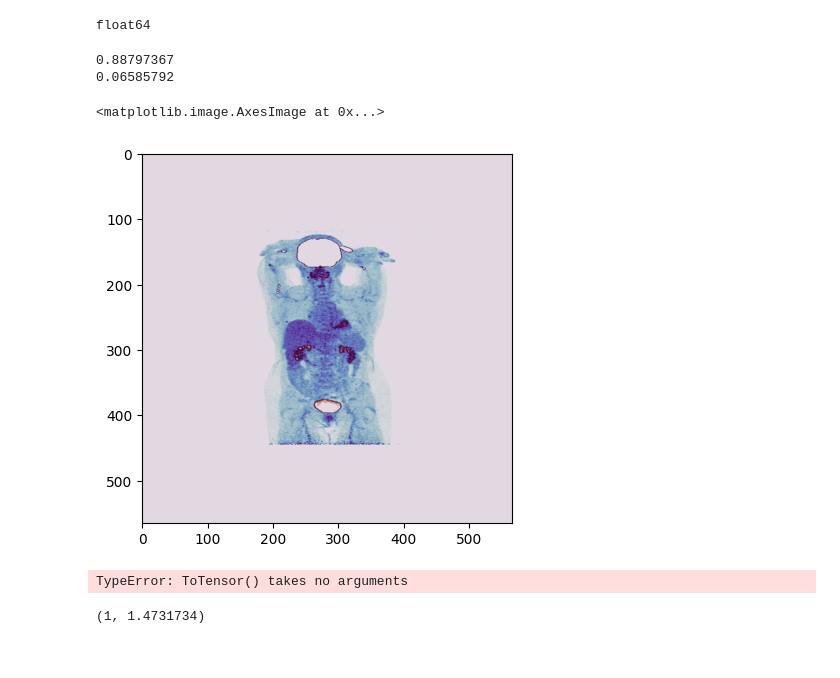
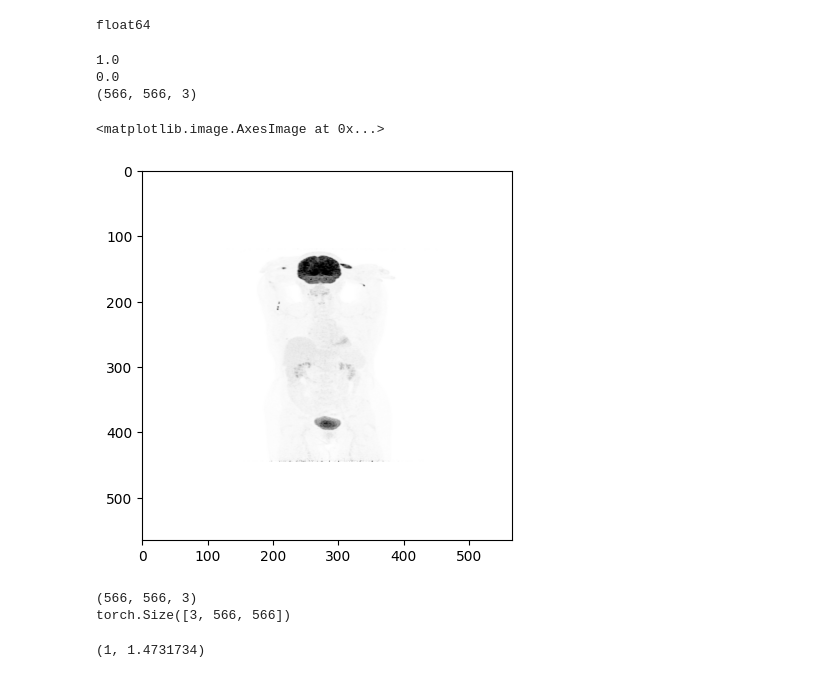
Before and after one commit to joytywu/detr, a Jupyter notebook: scratch.ipynb, the cells around one changed output. Cells and saved outputs as stored; diff of their text form; code cells hidden in the pictures.

Commit message:
update detr dataloader for pet experiement

```diff
--- a/scratch.ipynb
+++ b/scratch.ipynb
@@ -453,24 +453,26 @@ print(np.dtype(suv_img[0,0]))
 float64
 # %%
 # Random cmap augmentation -- need to resave it!
-colorlist = ['Greys', 'twilight']
+colorlist = ['Greys']
 color = random.choice(colorlist)
 cmap = plt.cm.get_cmap(color)
 # Randrom augmentation for SUV normalization
-suv_values = [5,6,7,8,9,10]
+suv_values = [6,7,8,9,10, 15, 20]
 suv_max = random.choice(suv_values)
-norm = plt.Normalize(vmin = 0, vmax = suv_max)
+norm = plt.Normalize(vmin = 0, vmax = 20)
 img = cmap(norm(suv_img))[:,:,:3].copy().astype('float32')
 
 print(img.max())
 print(img.min())
+print(img.shape)
 
 plt.imshow(img)
 # %% [output]
-0.88797367
-0.06585792
+1.0
+0.0
+(566, 566, 3)
 <matplotlib.image.AxesImage at 0x...>
-[figure, old version]
+[figure, new version]
 # %%
 import torch
 import torch.utils.data
@@ -481,7 +484,11 @@ import datasets.transforms as T
 # %%
-imgt = T.ToTensor(img)
+# So F.to_tensor (used by T.ToTensor in detr code, does switch array to channel first)
+timg = F.to_tensor(img)
+print(img.shape)
+print(timg.shape)
 # %% [output]
-TypeError: ToTensor() takes no arguments
+(566, 566, 3)
+torch.Size([3, 566, 566])
 # %%
 #https://github.com/InsightSoftwareConsortium/SimpleITK-Notebooks/blob/master/Python/21_Transforms_and_Resampling.ipynb
 
```
Also changed, not shown: parts of 2 cells of this notebook, 5 other files.
